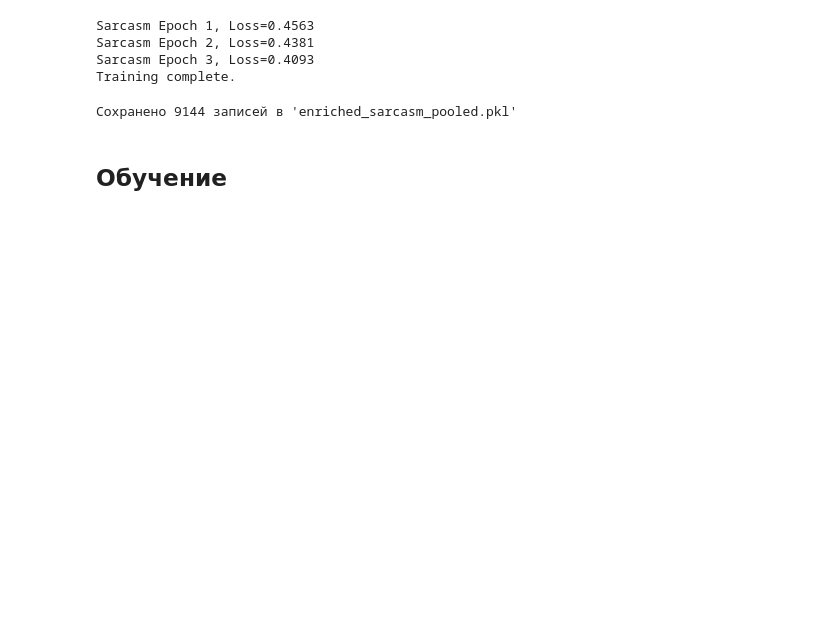
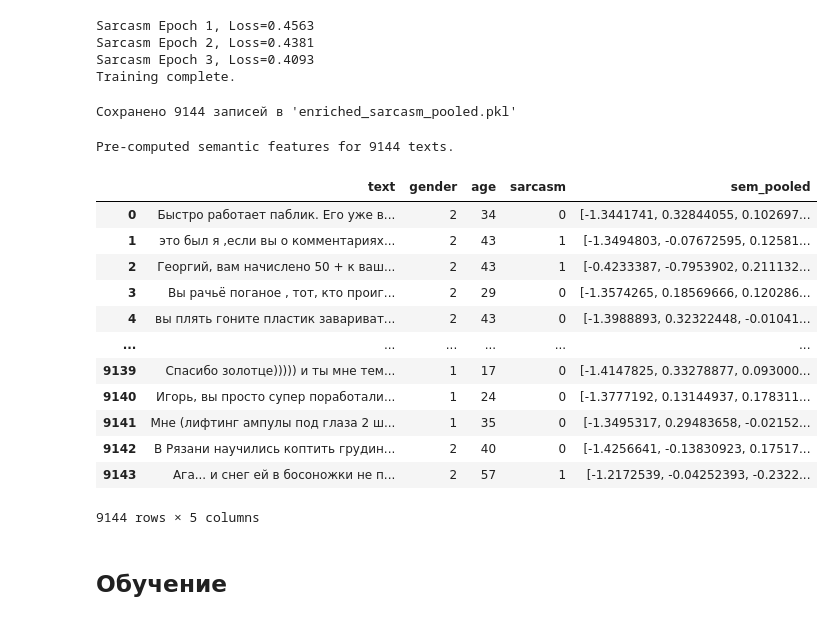
Before and after one commit to l-htfld/semantic_experiments, a Jupyter notebook: sem_exp_with_CoBaLD_ALEX.ipynb, the cells around one changed output. Drawn from its saved outputs; the diff is of its cells as text; code cells hidden in the pictures; blank space fills up the shorter version.

```diff
--- a/sem_exp_with_CoBaLD_ALEX.ipynb
+++ b/sem_exp_with_CoBaLD_ALEX.ipynb
@@ -248,6 +370,50 @@ print(f"Сохранено {len(df)} записей в 'enriched_sarcasm_pooled.
 # %% [output]
 Сохранено 9144 записей в 'enriched_sarcasm_pooled.pkl'
+# %%
+# Генерация sem_pooled для всех текстов — выполняем один раз
+sem_pooled_list = []
+sem_model.eval()
+for text in df['text'].tolist():
+    enc = tokenizer(
+        text,
+        truncation=True,
+        padding='max_length',
+        max_length=128,
+        return_tensors='pt'
+    ).to(device)
+    with torch.no_grad():
+        logits = sem_model(
+            input_ids=enc['input_ids'],
+            attention_mask=enc['attention_mask']
+        )['logits']  # [1, seq_len, num_labels]
+
+    # Усредняем по длине последовательности
+    pooled = logits.squeeze(0).mean(dim=0).cpu().numpy()  # [num_labels]
+    sem_pooled_list.append(pooled)
+
+# Сохраняем в df и на диск
+df['sem_pooled'] = sem_pooled_list
+df.to_pickle('enriched_sarcasm_pooled.pkl')
+print("Pre-computed semantic features for", len(df), "texts.")
+# %% [output]
+Pre-computed semantic features for 9144 texts.
 # %%
 abc = pd.read_pickle(r'/content/enriched_sarcasm_pooled.pkl')
+# %%
+abc
+# %% [output]
+|  | text | gender | age | sarcasm | sem_pooled |
+| 0 | Быстро работает паблик. Его уже в... | 2 | 34 | 0 | [-1.3441741, 0.32844055, 0.102697... |
+| 1 | это был я ,если вы о комментариях... | 2 | 43 | 1 | [-1.3494803, -0.07672595, 0.12581... |
+| 2 | Георгий, вам начислено 50 + к ваш... | 2 | 43 | 1 | [-0.4233387, -0.7953902, 0.211132... |
+| 3 | Вы рачьё поганое , тот, кто проиг... | 2 | 29 | 0 | [-1.3574265, 0.18569666, 0.120286... |
+| 4 | вы плять гоните пластик завариват... | 2 | 43 | 0 | [-1.3988893, 0.32322448, -0.01041... |
+| ... | ... | ... | ... | ... | ... |
+| 9139 | Спасибо золотце))))) и ты мне тем... | 1 | 17 | 0 | [-1.4147825, 0.33278877, 0.093000... |
+| 9140 | Игорь, вы просто супер поработали... | 1 | 24 | 0 | [-1.3777192, 0.13144937, 0.178311... |
+| 9141 | Мне (лифтинг ампулы под глаза 2 ш... | 1 | 35 | 0 | [-1.3495317, 0.29483658, -0.02152... |
+| 9142 | В Рязани научились коптить грудин... | 2 | 40 | 0 | [-1.4256641, -0.13830923, 0.17517... |
+| 9143 | Ага... и снег ей в босоножки не п... | 2 | 57 | 1 | [-1.2172539, -0.04252393, -0.2322... |
+9144 rows × 5 columns
 # %% [markdown]
 ## Обучение
```
Also changed, not shown: parts of 6 cells of this notebook, 2 other files.
